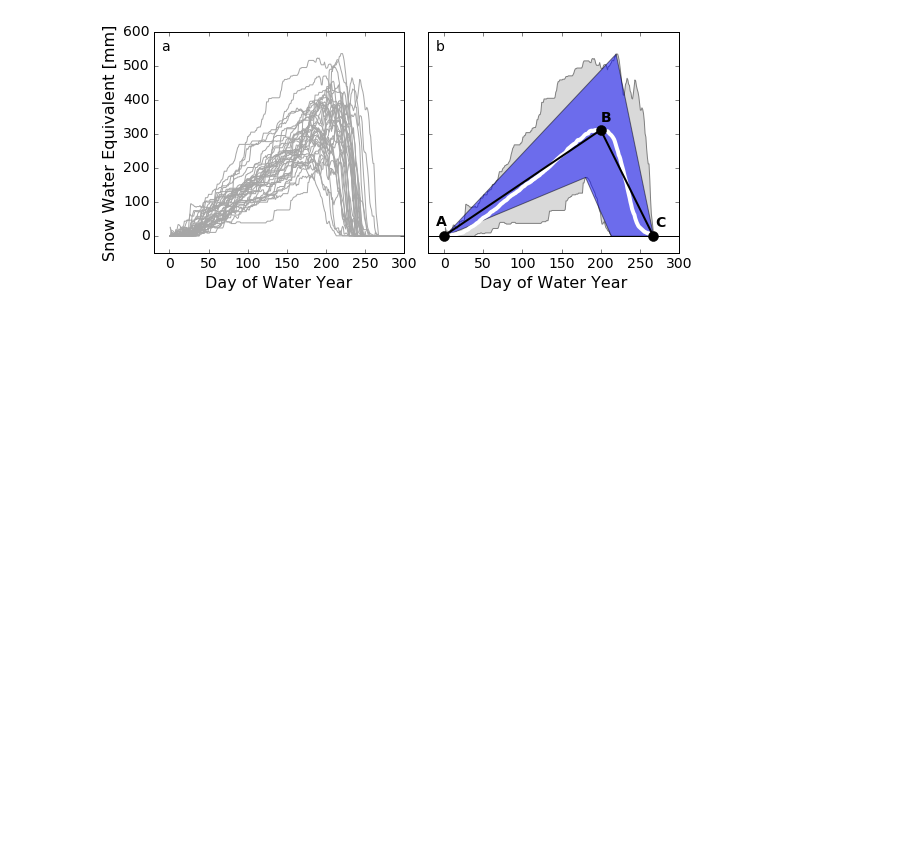
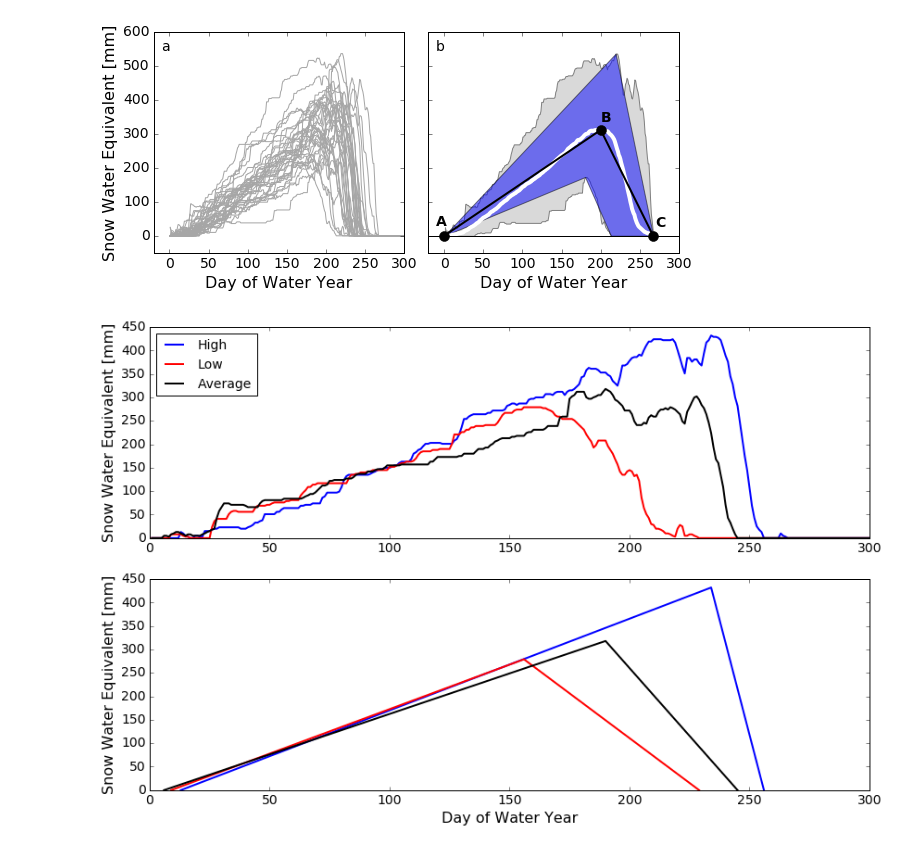
Before and after one commit to theobarnhart/rhessys_prep_analysis, a Jupyter notebook: smex/sample niveograph.ipynb, the cells around one changed output. Cells and saved outputs as stored; diff of their text form; code cells hidden in the pictures; blank space fills up the shorter version.

```diff
--- a/smex/sample niveograph.ipynb
+++ b/smex/sample niveograph.ipynb
@@ -122,3 +131,42 @@ plt.savefig('./figures/example_niveograh_2panel.png',dpi=300,bbox_inches='tight'
 plt.savefig('./figures/example_niveograh_2panel.pdf',bbox_inches='tight')
 # %% [output]
 [figure]
+# %%
+fig = plt.figure(figsize=(12,8))
+ax1 = fig.add_subplot(211)
+ax2 = fig.add_subplot(212)
+
+tmp = nw.loc[nw.wateryear==2011]
+ax1.plot(tmp.dowy,tmp.SWE,c='b',lw=2,label = 'High')
+tmp = nw.loc[nw.wateryear==2012]
+ax1.plot(tmp.dowy,tmp.SWE,c='r',lw=2,label = 'Low')
+tmp = nw.loc[nw.wateryear==2010]
+ax1.plot(tmp.dowy,tmp.SWE,c='k',lw=2,label = 'Average')
+ax1.legend(loc='upper left', fontsize = 14)
+ax1.set_xlim(0,300)
+ax1.set_xlabel('',)
+ax1.set_ylabel('Snow Water Equivalent [mm]', fontsize = 16)
+
+[tick.label.set_fontsize(14) for tick in ax1.yaxis.get_major_ticks()];
+
+tmp = stats.loc[stats.index==2011]
+x = [tmp.DOAS.as_matrix()[0],tmp.DOWYpeakSWE.as_matrix()[0],tmp.DOWYnoSnow.as_matrix()[0]]
+y = [0,tmp.peakSWE.as_matrix()[0]*1000,0]
+ax2.plot(x,y,c='b',lw=2)
+tmp = stats.loc[stats.index==2012]
+x = [tmp.DOAS.as_matrix()[0],tmp.DOWYpeakSWE.as_matrix()[0],tmp.DOWYnoSnow.as_matrix()[0]]
+y = [0,tmp.peakSWE.as_matrix()[0]*1000,0]
+ax2.plot(x,y,c='r',lw=2)
+tmp = stats.loc[stats.index==2010]
+x = [tmp.DOAS.as_matrix()[0],tmp.DOWYpeakSWE.as_matrix()[0],tmp.DOWYnoSnow.as_matrix()[0]]
+y = [0,tmp.peakSWE.as_matrix()[0]*1000,0]
+ax2.plot(x,y,c='k',lw=2)
+[tick.label.set_fontsize(14) for tick in ax1.xaxis.get_major_ticks()];
+[tick.label.set_fontsize(14) for tick in ax2.xaxis.get_major_ticks()];
+[tick.label.set_fontsize(14) for tick in ax2.yaxis.get_major_ticks()];
+ax2.set_xlabel('Day of Water Year', fontsize = 16)
+ax2.set_ylabel('Snow Water Equivalent [mm]', fontsize = 16)
+plt.tight_layout()
+plt.savefig('./figures/sample_niveographs_diss_def.png',bbox_inches='tight',dpi=300)
+# %% [output]
+[figure, added]
```
Also changed, not shown: parts of 1 cell of this notebook, 5 other files.
